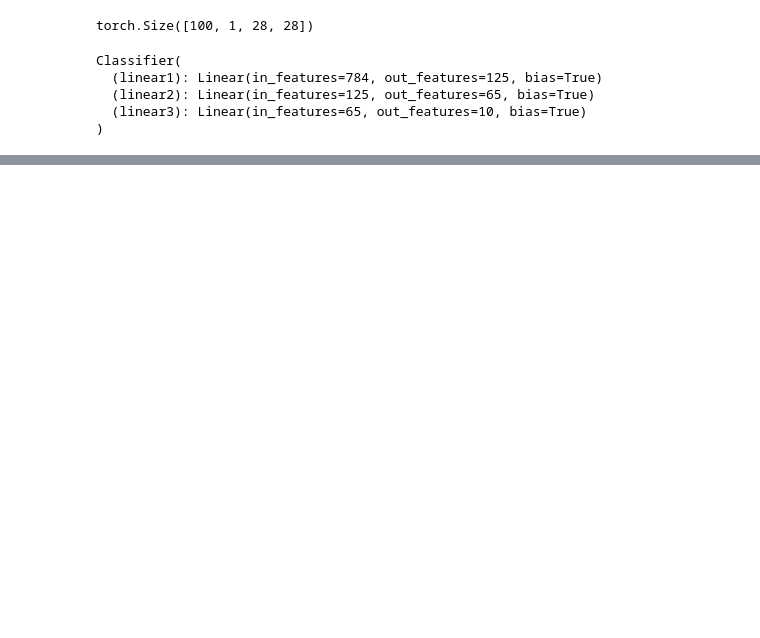
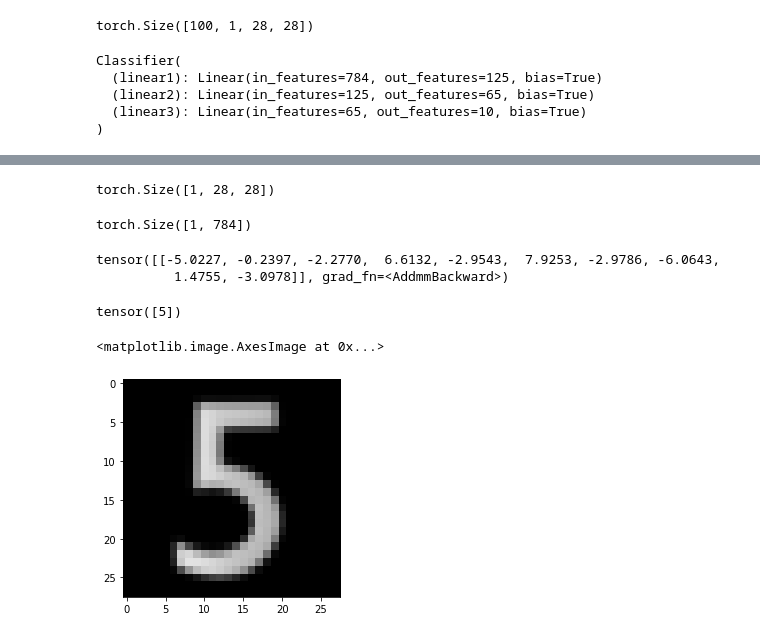
Before and after one commit to ConstantSun/image, a Jupyter notebook: mnist_number.ipynb, the cells around one changed output, grey strips where cells are left out. Cells and saved outputs as stored; diff of their text form; code cells hidden in the pictures; blank space fills up the shorter version.

```diff
--- a/mnist_number.ipynb
+++ b/mnist_number.ipynb
@@ -163,0 +216,39 @@ plt.legend()
+# %%
+from PIL import Image
+tfms = transforms.Compose([
+transforms.Resize(28),
+transforms.ToTensor(),
+transforms.Normalize( [0.5], [0.5] )
+])
+
+img_tensor = Image.open('five.jpg')
+
+img_tensor = PIL.ImageOps.invert(img_tensor)
+img_tensor = img_tensor.convert('1') # only select 1 channel =))
+
+img_tensor = tfms(img_tensor)
+img_tensor.shape
+# %% [output]
+torch.Size([1, 28, 28])
+# %%
+# sing_img = img_tensor[0, :, :].reshape(1, 28, 28).reshape(1, -1)
+sing_img = img_tensor.reshape(1, -1)
+# %%
+sing_img.shape
+# %% [output]
+torch.Size([1, 784])
+# %%
+model(sing_img)
+# %% [output]
+tensor([[-5.0227, -0.2397, -2.2770,  6.6132, -2.9543,  7.9253, -2.9786, -6.0643,
+          1.4755, -3.0978]], grad_fn=<AddmmBackward>)
+# %%
+_, num = torch.max(model(sing_img), 1)
+num
+# %% [output]
+tensor([5])
+# %%
+plt.imshow(im_convert( sing_img.reshape(1, 28, 28) ))
+# %% [output]
+<matplotlib.image.AxesImage at 0x...>
+[figure, added]
```
Also changed, not shown: parts of 15 cells of this notebook.
